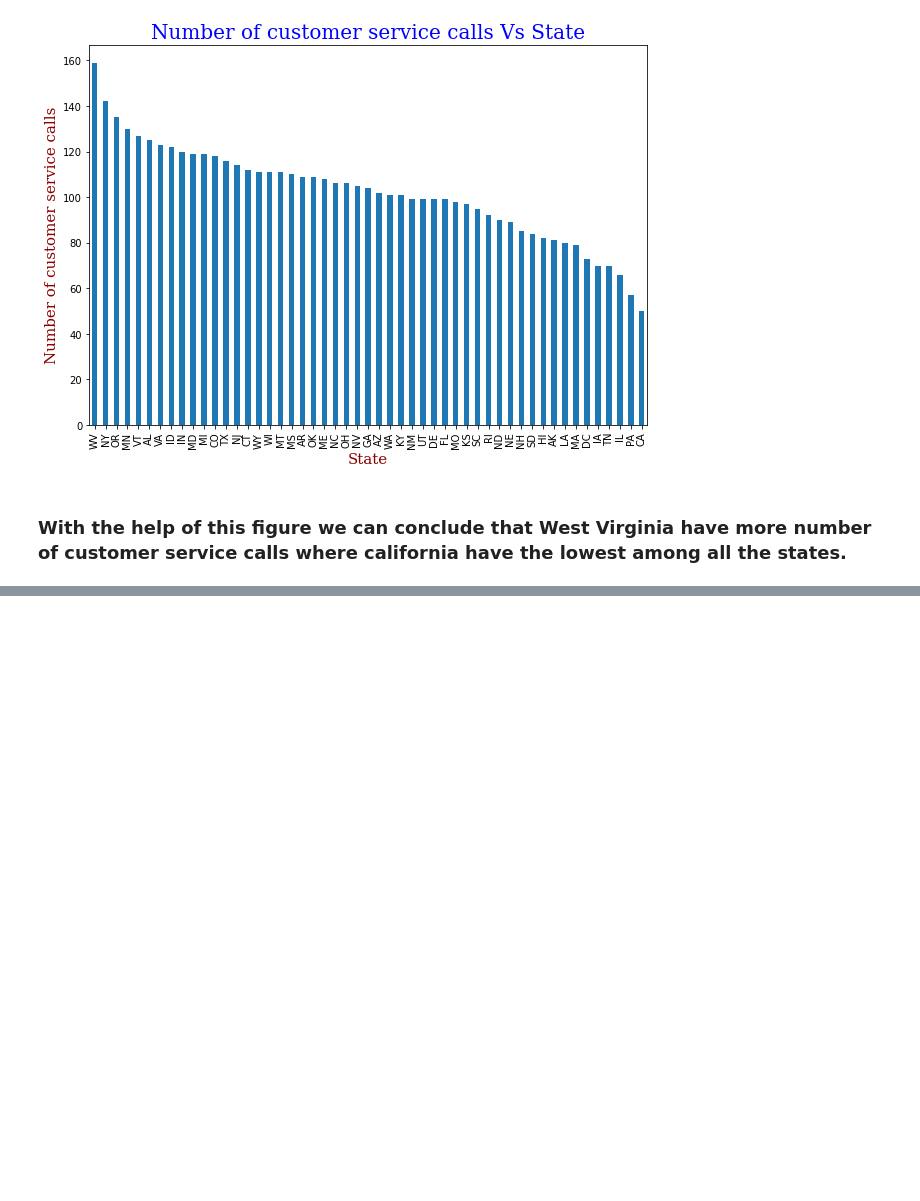
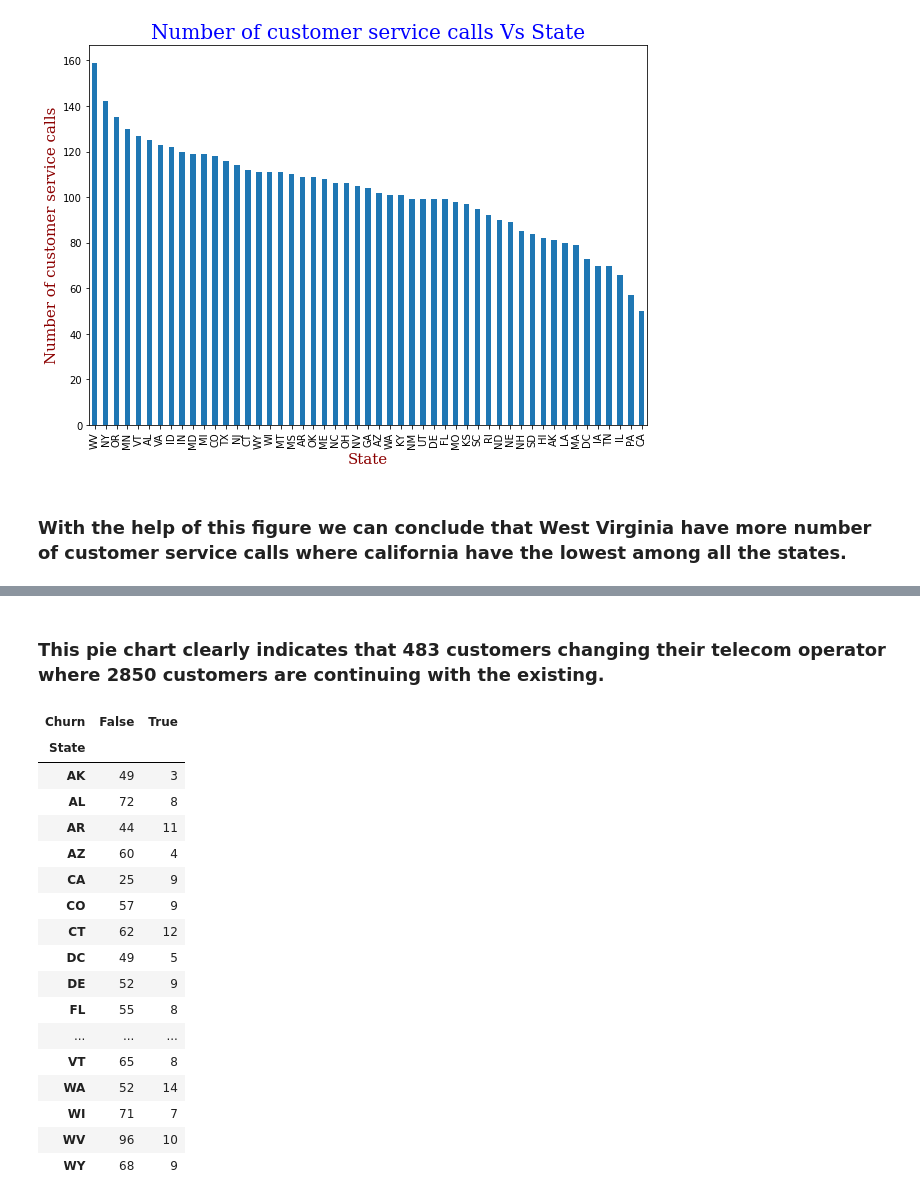
Before and after one commit to Gauravgade3/Telecom-Churn-Analysis, a Jupyter notebook: Telecom_Churn_Analysis_.ipynb, the cells around one changed output, grey strips where cells are left out. Drawn from its saved outputs; the diff is of its cells as text; code cells hidden in the pictures; blank space fills up the shorter version.

```diff
--- a/Telecom_Churn_Analysis_.ipynb
+++ b/Telecom_Churn_Analysis_.ipynb
@@ -705,0 +720,24 @@ Text(0.5, 0, 'State')
+# %% [markdown]
+### **This pie chart clearly indicates that 483 customers changing their telecom operator where 2850 customers are continuing with the existing.**
+# %%
+# Number of customer churn or not
+df.groupby('State')['Churn'].value_counts().unstack()
+# %% [output]
+| Churn | False | True |
+| State |  |  |
+| AK | 49 | 3 |
+| AL | 72 | 8 |
+| AR | 44 | 11 |
+| AZ | 60 | 4 |
+| CA | 25 | 9 |
+| CO | 57 | 9 |
+| CT | 62 | 12 |
+| DC | 49 | 5 |
+| DE | 52 | 9 |
+| FL | 55 | 8 |
+| ... | ... | ... |
+| VT | 65 | 8 |
+| WA | 52 | 14 |
+| WI | 71 | 7 |
+| WV | 96 | 10 |
+| WY | 68 | 9 |
```
Also changed, not shown: parts of 10 cells of this notebook.
